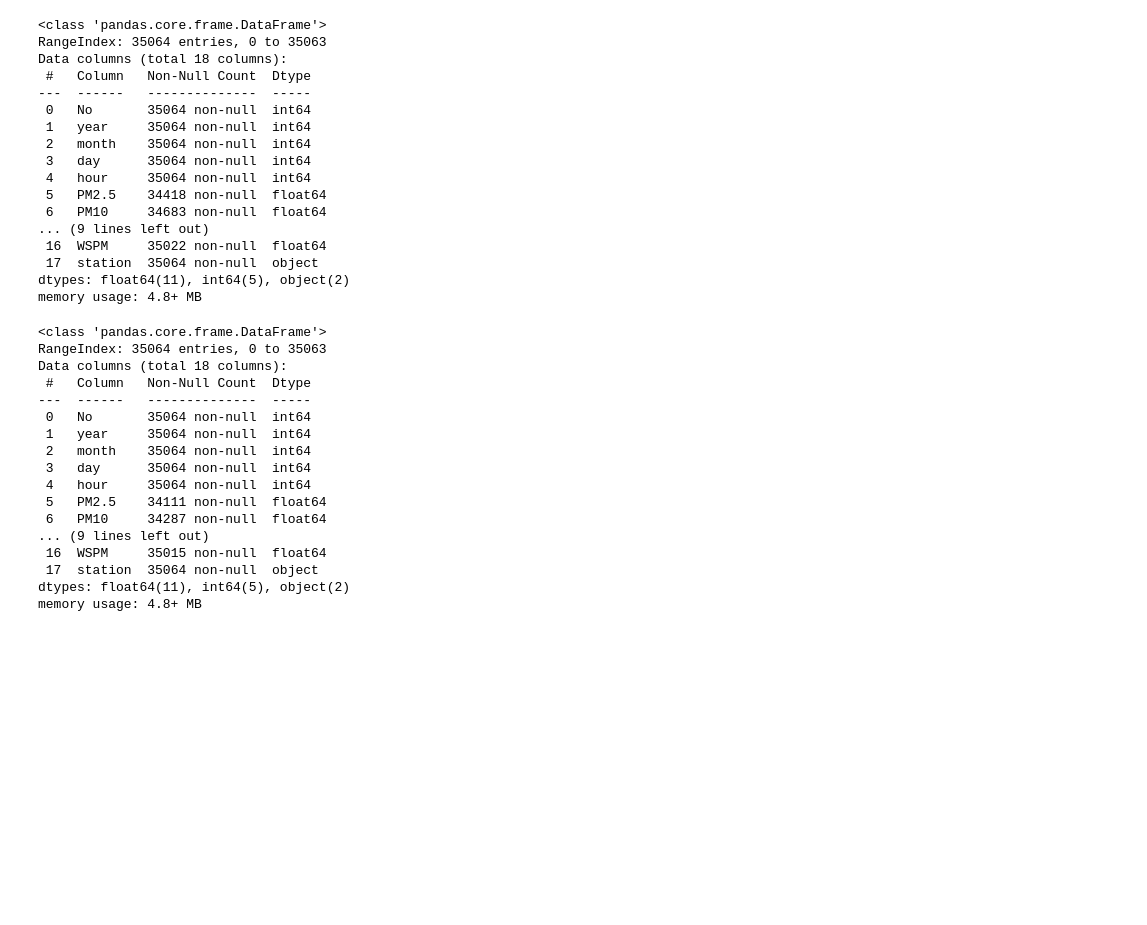
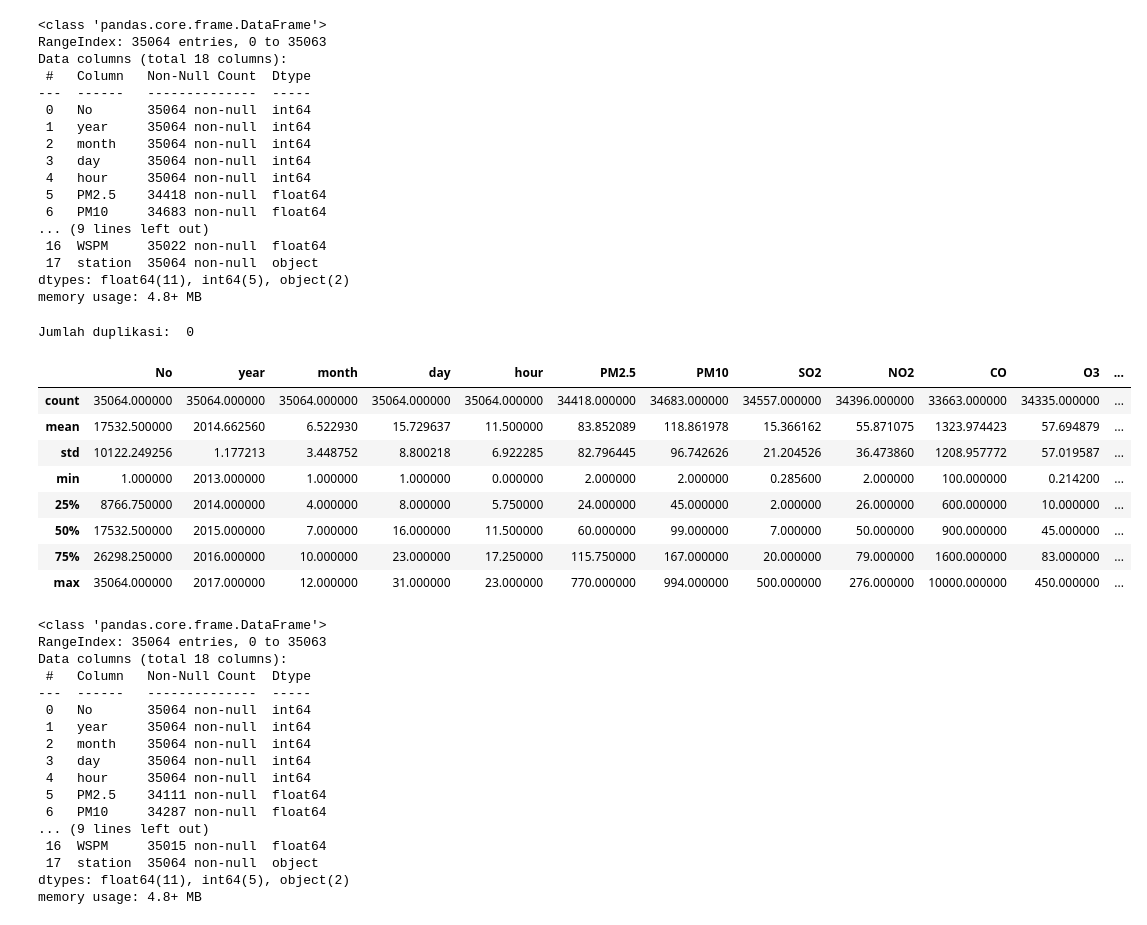
Before and after one commit to Aikonbyu/AirQualityDataAnalysis, a Jupyter notebook: Proyek_Analisis_Data.ipynb, the cells around one changed output. Drawn from its saved outputs; the diff is of its cells as text; code cells hidden in the pictures; blank space fills up the shorter version.

```diff
--- a/Proyek_Analisis_Data.ipynb
+++ b/Proyek_Analisis_Data.ipynb
@@ -294,6 +336,20 @@ Data columns (total 18 columns):
  17  station  35064 non-null  object
 dtypes: float64(11), int64(5), object(2)
 memory usage: 4.8+ MB
+# %%
+print("Jumlah duplikasi: ",gucheng_df.duplicated().sum())
+gucheng_df.describe()
+# %% [output]
+Jumlah duplikasi:  0
+|  | No | year | month | day | hour | PM2.5 | PM10 | SO2 | NO2 | CO | O3 | ... |
+| count | 35064.000000 | 35064.000000 | 35064.000000 | 35064.000000 | 35064.000000 | 34418.000000 | 34683.000000 | 34557.000000 | 34396.000000 | 33663.000000 | 34335.000000 | ... |
+| mean | 17532.500000 | 2014.662560 | 6.522930 | 15.729637 | 11.500000 | 83.852089 | 118.861978 | 15.366162 | 55.871075 | 1323.974423 | 57.694879 | ... |
+| std | 10122.249256 | 1.177213 | 3.448752 | 8.800218 | 6.922285 | 82.796445 | 96.742626 | 21.204526 | 36.473860 | 1208.957772 | 57.019587 | ... |
+| min | 1.000000 | 2013.000000 | 1.000000 | 1.000000 | 0.000000 | 2.000000 | 2.000000 | 0.285600 | 2.000000 | 100.000000 | 0.214200 | ... |
+| 25% | 8766.750000 | 2014.000000 | 4.000000 | 8.000000 | 5.750000 | 24.000000 | 45.000000 | 2.000000 | 26.000000 | 600.000000 | 10.000000 | ... |
+| 50% | 17532.500000 | 2015.000000 | 7.000000 | 16.000000 | 11.500000 | 60.000000 | 99.000000 | 7.000000 | 50.000000 | 900.000000 | 45.000000 | ... |
+| 75% | 26298.250000 | 2016.000000 | 10.000000 | 23.000000 | 17.250000 | 115.750000 | 167.000000 | 20.000000 | 79.000000 | 1600.000000 | 83.000000 | ... |
+| max | 35064.000000 | 2017.000000 | 12.000000 | 31.000000 | 23.000000 | 770.000000 | 994.000000 | 500.000000 | 276.000000 | 10000.000000 | 450.000000 | ... |
 # %%
 huairou_df.info()
 # %% [output]
```
Also changed, not shown: parts of 11 cells of this notebook.
